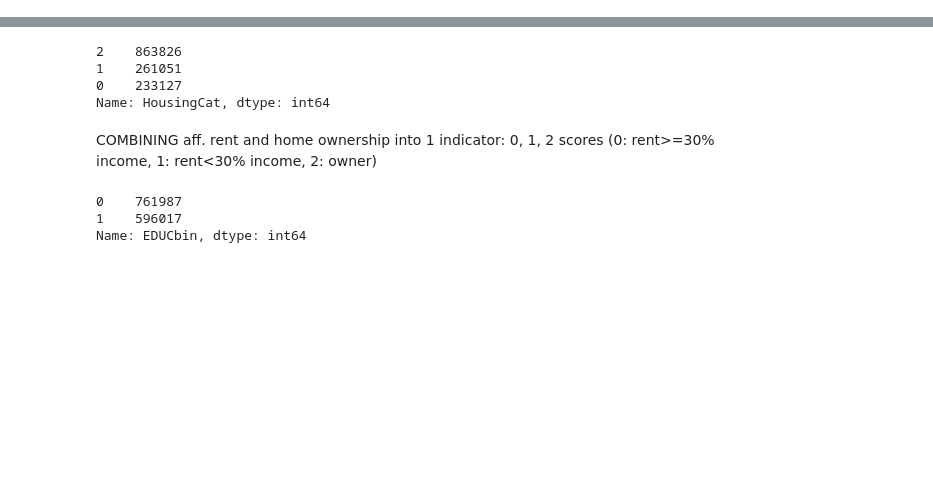
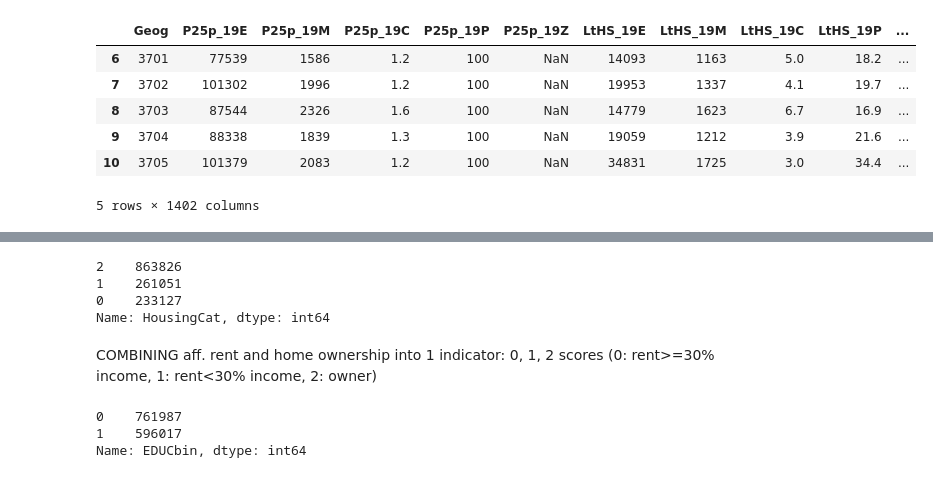
Before and after one commit to mike-carper/NYC-Neighborhood-Clustering, a Jupyter notebook: notebooks/edde_clustering_draft.ipynb, the cells around one changed output, grey strips where cells are left out. Cells and saved outputs as stored; diff of their text form; code cells hidden in the pictures; blank space fills up the shorter version.

```diff
--- a/notebooks/2019Clustering.ipynb
+++ b/notebooks/edde_clustering_draft.ipynb
@@ -124,0 +52,13 @@ dfCDI['affrentdec'] = dfCDI['RENTGRS']*12/dfCDI['HHINCOME']
+# %%
+hh_econ = pd.read_excel(f'{path}{hh_econ_path}')
+hh_econ = hh_econ.loc[~hh_econ['Geog'].isin(boro_names)]
+hh_econ['PUMA'] = '360'+hh_econ['Geog'].astype(str)
+hh_econ.head()
+# %% [output]
+|  | Geog | P25p_19E | P25p_19M | P25p_19C | P25p_19P | P25p_19Z | LtHS_19E | LtHS_19M | LtHS_19C | LtHS_19P | ... |
+| 6 | 3701 | 77539 | 1586 | 1.2 | 100 | NaN | 14093 | 1163 | 5.0 | 18.2 | ... |
+| 7 | 3702 | 101302 | 1996 | 1.2 | 100 | NaN | 19953 | 1337 | 4.1 | 19.7 | ... |
+| 8 | 3703 | 87544 | 2326 | 1.6 | 100 | NaN | 14779 | 1623 | 6.7 | 16.9 | ... |
+| 9 | 3704 | 88338 | 1839 | 1.3 | 100 | NaN | 19059 | 1212 | 3.9 | 21.6 | ... |
+| 10 | 3705 | 101379 | 2083 | 1.2 | 100 | NaN | 34831 | 1725 | 3.0 | 34.4 | ... |
+5 rows × 1402 columns
```
Also changed, not shown: parts of 57 cells of this notebook, 6 other files.
